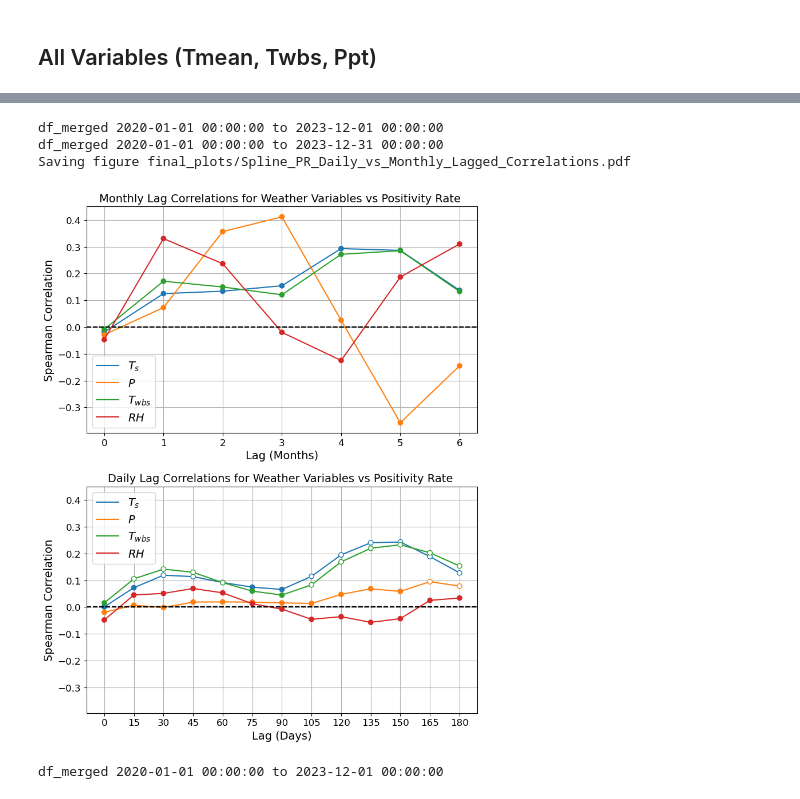
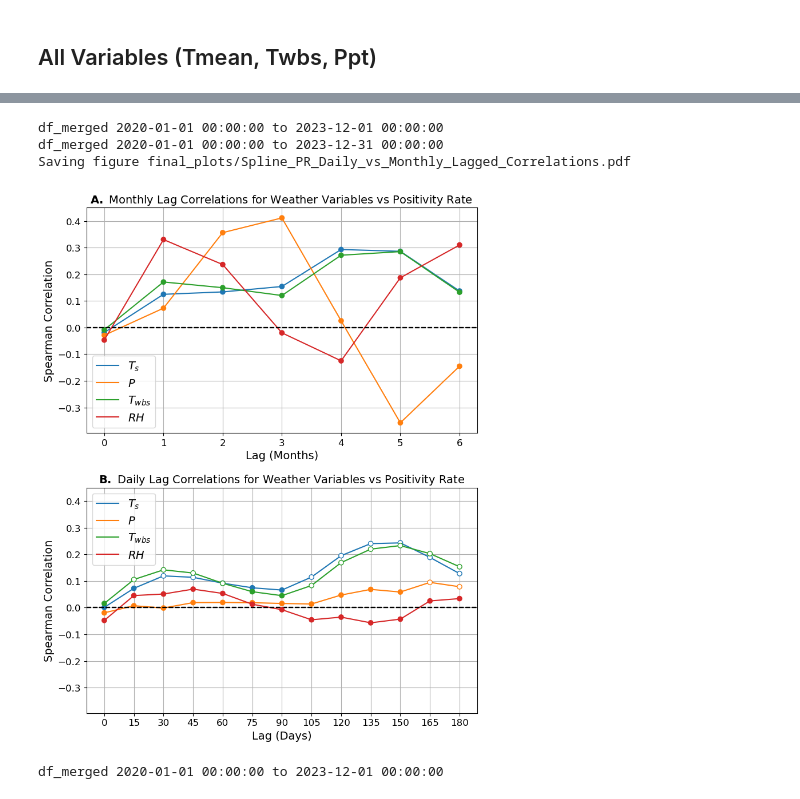
Before and after one commit to sd9616/wastewater, a Jupyter notebook: Monthly_PRISM_netcdf_calc_twbs.ipynb, the cells around one changed output, grey strips where cells are left out. Cells and saved outputs as stored; diff of their text form; code cells hidden in the pictures.

```diff
--- a/Monthly_PRISM_netcdf_calc_twbs.ipynb
+++ b/Monthly_PRISM_netcdf_calc_twbs.ipynb
@@ -1322,7 +1322,7 @@ def plot_lagged_correlations_multi(df_merged, weather_variables, covid_variable,
         title_var = TITLE_LABELS.get(wvar, wvar)
         ax.set_title(f"{time_span} Lag Correlations for {title_var} vs {TITLE_LABELS[covid_variable]} {file_name_suffix}")
     else:
-        ax.set_title(f"{plot_label} {time_span} Lag Correlations for Weather Variables vs {TITLE_LABELS[covid_variable]} {file_name_suffix}")
+        ax.set_title(f"$\\mathbf{{{plot_label}}}$ {time_span} Lag Correlations for Weather Variables vs {TITLE_LABELS[covid_variable]} {file_name_suffix}")
 
     ax.legend()
     ax.grid(True)
@@ -1577,36 +1579,36 @@ plt.rcParams.update({
     'legend.fontsize': size,         # Legend font size
     'figure.titlesize': size         # Figure title font size
 })
 
 # Monthly
 plot_lagged_correlations_multi(df_monthly_covid_weather,
                                [TMEAN, PPT, TWBS, HURS],
                                SPLINE_PR,
                                interval_size=1,
                                number_of_intervals=6,
                                time_unit="Months",
                                save_path=FINAL_PLOTS,
-                               ax=axes[0])
+                               ax=axes[0], plot_label="A.")
 
 # Daily
 plot_lagged_correlations_multi(df_daily_covid_weather,
                                [TMEAN, PPT, TWBS, HURS],
                                SPLINE_PR,
                                interval_size=15,
                                number_of_intervals=12,
                                time_unit="Days",
                                save_path=FINAL_PLOTS,
-                               ax=axes[1])
+                               ax=axes[1], plot_label="B.")
 
 plt.tight_layout()
 print("Saving figure", os.path.join(FINAL_PLOTS, "Spline_PR_Daily_vs_Monthly_Lagged_Correlations.pdf"))
 plt.savefig(os.path.join(FINAL_PLOTS, "Spline_PR_Daily_vs_Monthly_Lagged_Correlations.pdf"), dpi=300)
 plt.show()
 # %% [output]
 df_merged 2020-01-01 00:00:00 to 2023-12-01 00:00:00
 df_merged 2020-01-01 00:00:00 to 2023-12-31 00:00:00
 Saving figure final_plots/Spline_PR_Daily_vs_Monthly_Lagged_Correlations.pdf
-[figure, old version]
+[figure, new version]
 # %%
 weather_vars = [TMEAN, PPT, TWBS, HURS]
 covid_var = SPLINE_WW
```
Also changed, not shown: parts of 1 cell of this notebook.
